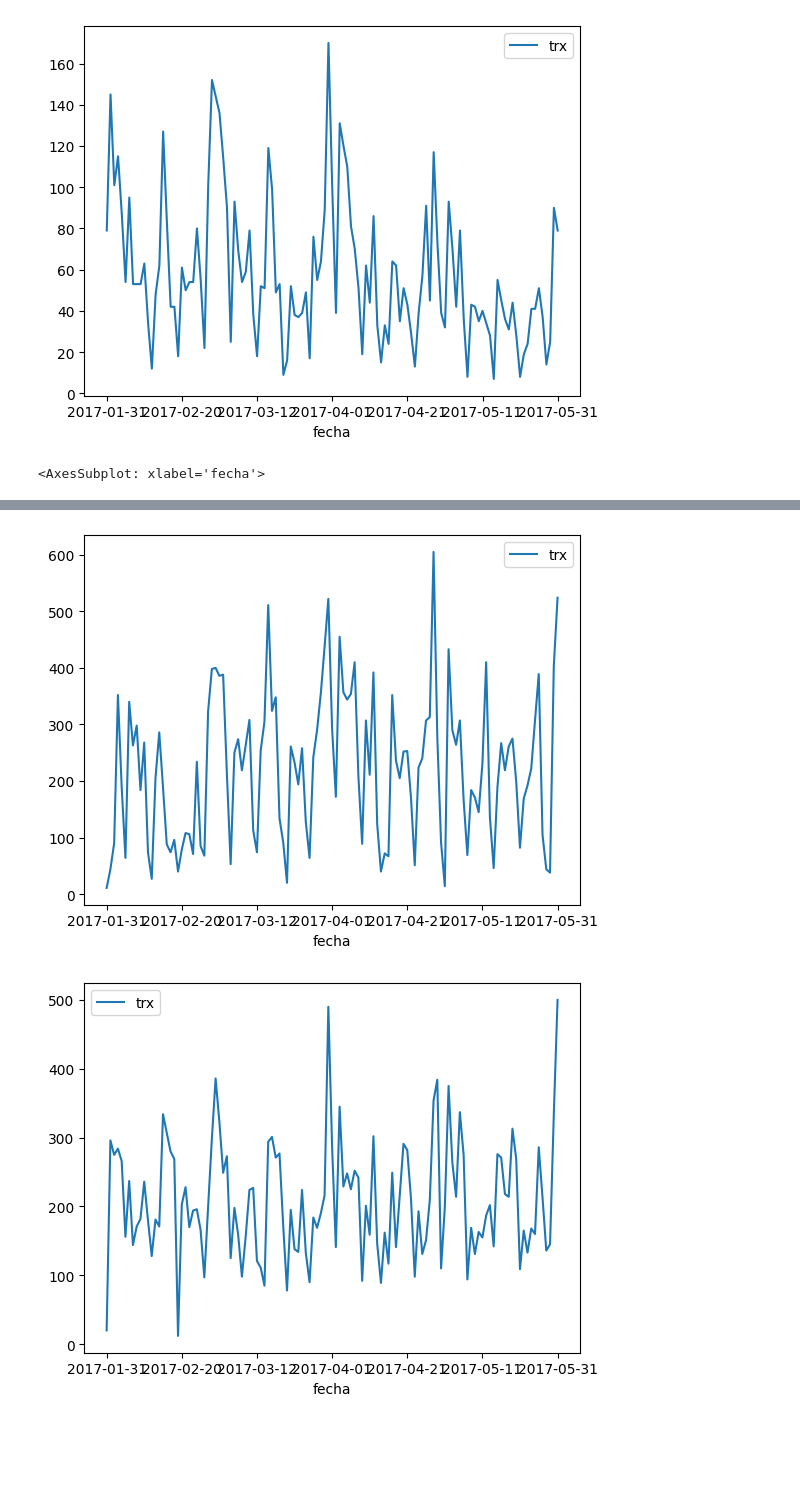
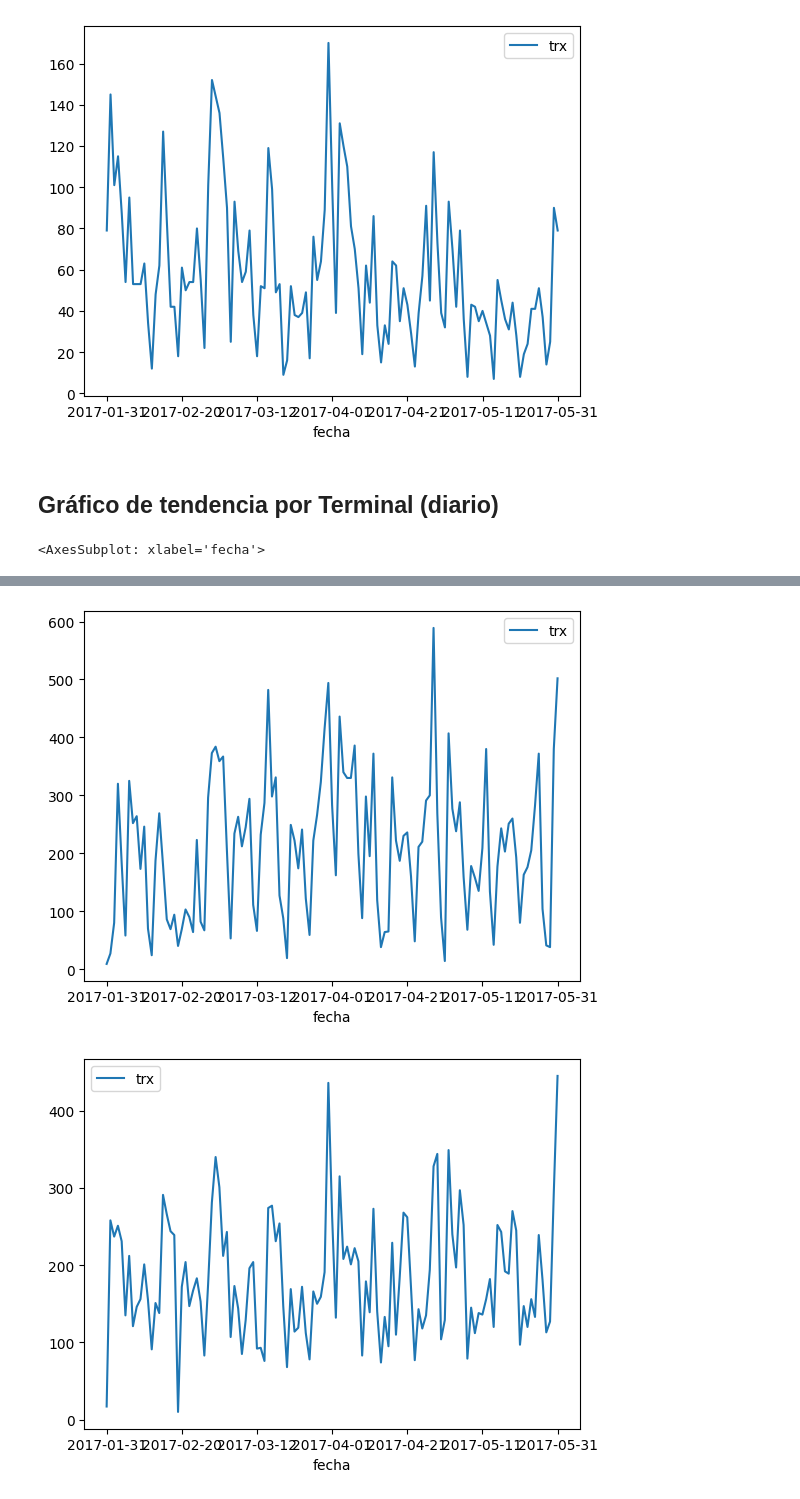
Before and after one commit to barrios420/Prueba-Avista, a Jupyter notebook: Solucion Prueba.ipynb, the cells around one changed output, grey strips where cells are left out. Saved outputs shown, nothing was run; the diff lists cells and outputs as text; code cells hidden in the pictures; blank space fills up the shorter version.

```diff
--- a/Solucion Prueba.ipynb
+++ b/Solucion Prueba.ipynb
@@ -231,14 +248,15 @@ oper_4[['trx','fecha']].groupby(['fecha']).sum().plot(kind='line')
 [figure]
 [figure]
 [figure]
+# %% [markdown]
+## Gráfico de tendencia por Terminal (diario)
 # %%
-## Tendencia por Terminal
 df2= df[(df['idTerminal']==1774)|(df['idTerminal']==1908)|(df['idTerminal']==1964)|(df['idTerminal']==1910)|(df['idTerminal']==1980)]
-term0 = df2[(df2['idTerminal'] == 1774)]
-term1 = df2[(df2['idTerminal'] == 1908)]
-term2 = df2[(df2['idTerminal'] == 1964)]
-term3 = df2[(df2['idTerminal'] == 1910)]
-term4 = df2[(df2['idTerminal'] == 1980)]
+term0 = df3[(df3['idTerminal'] == 1774)]
+term1 = df3[(df3['idTerminal'] == 1908)]
+term2 = df3[(df3['idTerminal'] == 1964)]
+term3 = df3[(df3['idTerminal'] == 1910)]
+term4 = df3[(df3['idTerminal'] == 1980)]
 
 term0[['trx', 'fecha']].groupby(['fecha']).sum().plot(kind='line')
 term1[['trx', 'fecha']].groupby(['fecha']).sum().plot(kind='line')
@@ -253,2 +271,2 @@ term4[['trx', 'fecha']].groupby(['fecha']).sum().plot(kind='line')
-[figure, old version]
+[figure, new version]
-[figure, old version]
+[figure, new version]
```
Also changed, not shown: parts of 23 cells of this notebook.
